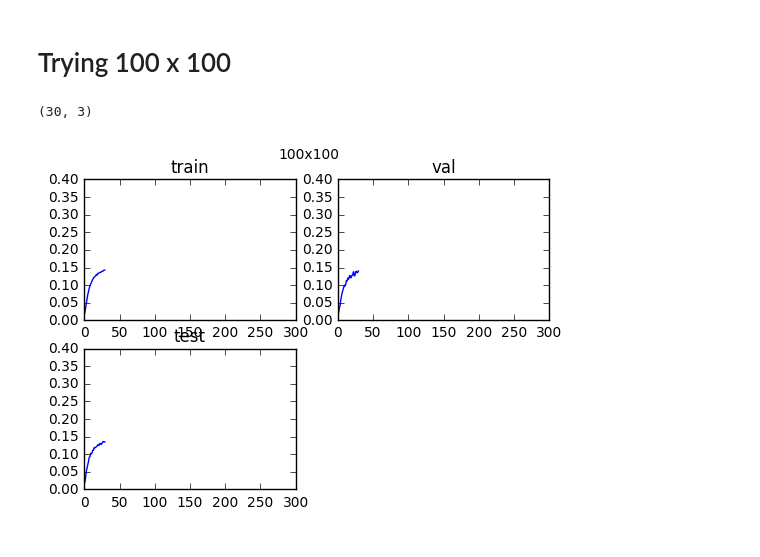
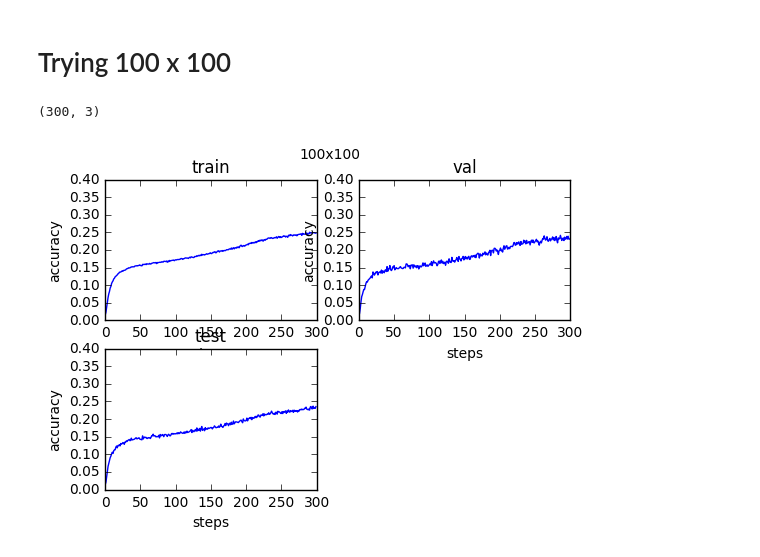
Before and after one commit to gfanti/bitcoin-deanonymization, a Jupyter notebook: vis-tests.ipynb, the cells around one changed output. Saved outputs shown, nothing was run; the diff lists cells and outputs as text; code cells hidden in the pictures.

```diff
--- a/vis-tests.ipynb
+++ b/vis-tests.ipynb
@@ -34,6 +34,8 @@ for i, arr in enumerate(h1):
         plt.title(titles[j])
         plt.xlim(0,300)
         plt.ylim(0,.4)
+        plt.xlabel('steps')
+        plt.ylabel('accuracy')
     plt.suptitle(2**i)
     plt.show()
 # %% [output]
@@ -80,18 +84,20 @@ for i, arr in enumerate(oneH):
     oneH[i] = arr[:-1].reshape((-1,3))
 print oneH[0].shape
 # %% [output]
-(30, 3)
+(300, 3)
 # %%
 for i, arr in enumerate(oneH):
     titles = ['train', 'val', 'test']
     plt.figure()
     for j in range(3):
         plt.subplot(2,2,j+1)
         plt.plot(oneH[i][:,j])
         plt.title(titles[j])
         plt.xlim(0,300)
         plt.ylim(0,.4)
+        plt.xlabel('steps')
+        plt.ylabel('accuracy')
     plt.suptitle('100x100')
     plt.show()
 # %% [output]
-[figure, old version]
+[figure, new version]
```
Also changed, not shown: parts of 2 cells of this notebook, 1 other file.
